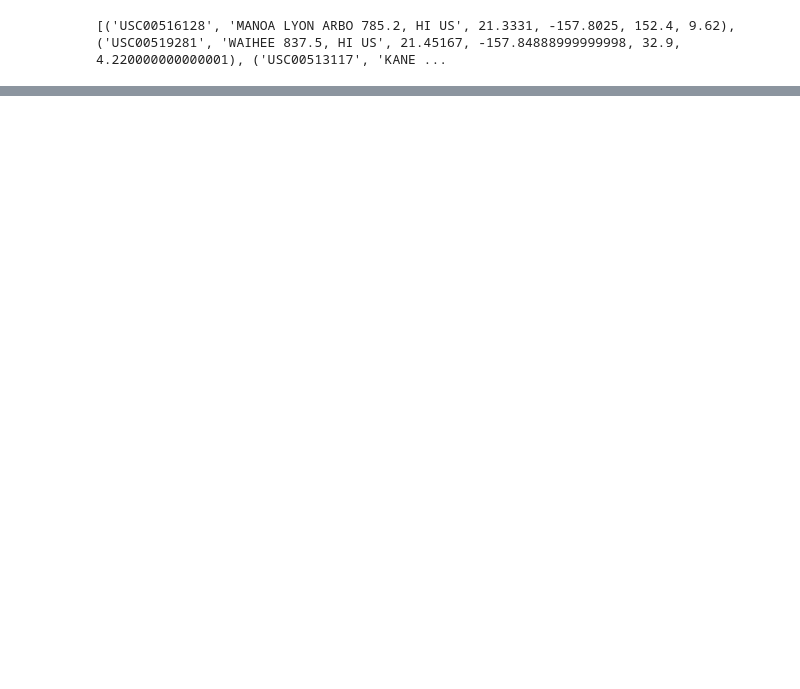
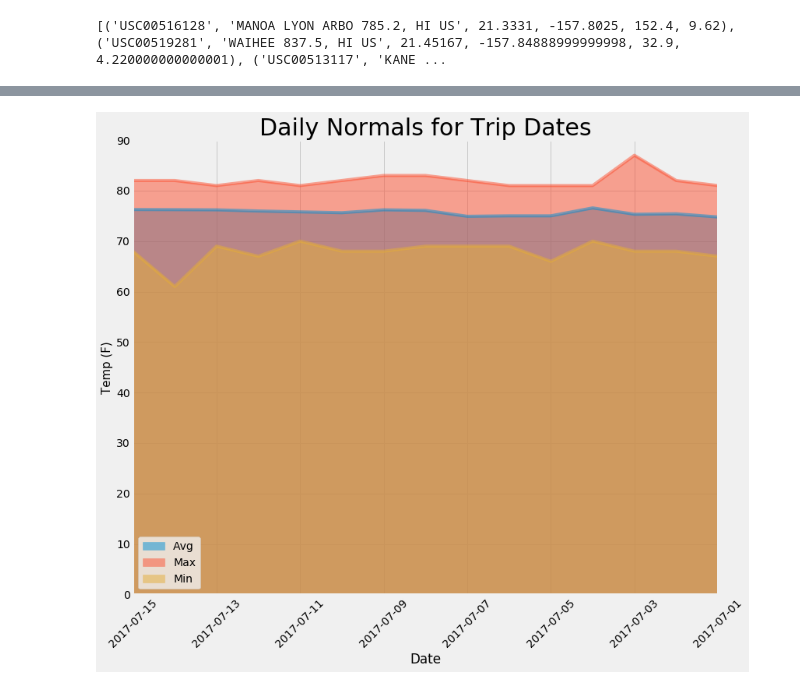
Before and after one commit to Sailendra-Mahapatra/Home-Works_BCS, a Jupyter notebook: HW-10_Final.ipynb, the cells around one changed output, grey strips where cells are left out. Saved outputs shown, nothing was run; the diff lists cells and outputs as text; code cells hidden in the pictures; blank space fills up the shorter version.

```diff
--- a/HW-10_Final.ipynb
+++ b/HW-10_Final.ipynb
@@ -282,0 +285,87 @@ print(vacation_previous)
+# %%
+
+# Create a query that will calculate the daily normals
+
+# (i.e. the averages for tmin, tmax, and tavg for all historic data matching a specific month and day)
+
+
+def daily_normals(date):
+
+    """Daily Normals.
+
+    Args:
+        date (str): A date string in the format '%m-%d'
+
+
+    Returns:
+
+        A list of tuples containing the daily normals, tmin, tavg, and tmax
+
+    """
+
+
+    sel = [func.min(Measurement.tobs), func.avg(Measurement.tobs), func.max(Measurement.tobs)]
+
+    return session.query(*sel).filter(func.strftime("%m-%d", Measurement.date) == date).all()
+
+daily_normals("07-01")
+
+# Set the start and end date of the trip
+# Use the start and end date to create a range of dates
+
+vacation_dates = []
+for item in range(14,-1,-1):
+    store=vacation_end-dt.timedelta(days=15-item)
+    store='{:%Y-%m-%d}'.format(store)
+    vacation_dates.append(store)
+
+print(vacation_dates)
+
+# Stip off the year and save a list of %m-%d strings
+
+month_date=[]
+
+for item in vacation_dates:
+    store=item[5:]
+    month_date.append(store)
+
+#print(month_date)
+
+# Loop through the list of %m-%d strings and calculate the normals for each date
+
+sel = [func.min(Measurement.tobs), func.avg(Measurement.tobs),func.max(Measurement.tobs)]
+
+temp_data=[]
+for item in month_date:
+    dates_data ={}
+    result = session.query(*sel).filter(func.strftime('%m-%d', Measurement.date) == item).all()
+    dates_data ['Min'] = result[0][0]
+    dates_data ['Avg'] = result[0][1]
+    dates_data ['Max'] = result[0][2]
+    temp_data.append(dates_data)
+
+#print(temp_data)
+
+# Load the previous query results into a Pandas DataFrame and add the `trip_dates` range as the `date` index
+
+dt_temp_df = pd.DataFrame(temp_data)
+dt_temp_df.head()
+
+# Iserting Date column
+
+dt_temp_df ['Date'] = vacation_dates
+dt_temp_df.set_index(dt_temp_df['Date'],inplace=True, drop=True)
+dt_temp_df.head(15)
+
+# Plot the daily normals as an area plot with `stacked=False`
+
+plt.figure(figsize=(15,10))
+xaxis = dt_temp_df['Date']
+dt_temp_df.plot.area(stacked=False)
+plt.xticks(rotation=45)
+plt.ylabel('Temp (F)', Fontsize=15)
+plt.ylim(0,90)
+plt.title('Daily Normals for Trip Dates', Fontsize=30)
+plt.grid(alpha=1)
+plt.show()
+# %% [output]
@@ -282,0 +374 @@ print(vacation_previous)
+[figure, added]
```
Also changed, not shown: parts of 5 cells of this notebook.
